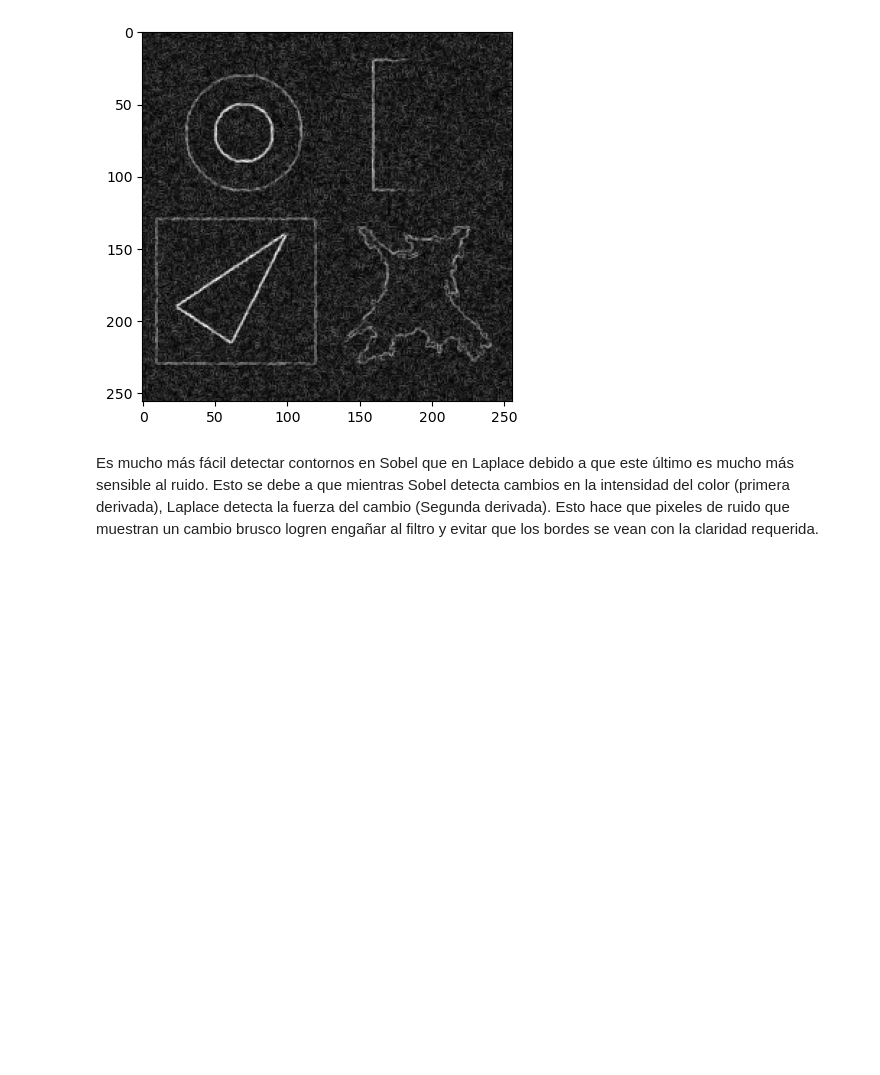
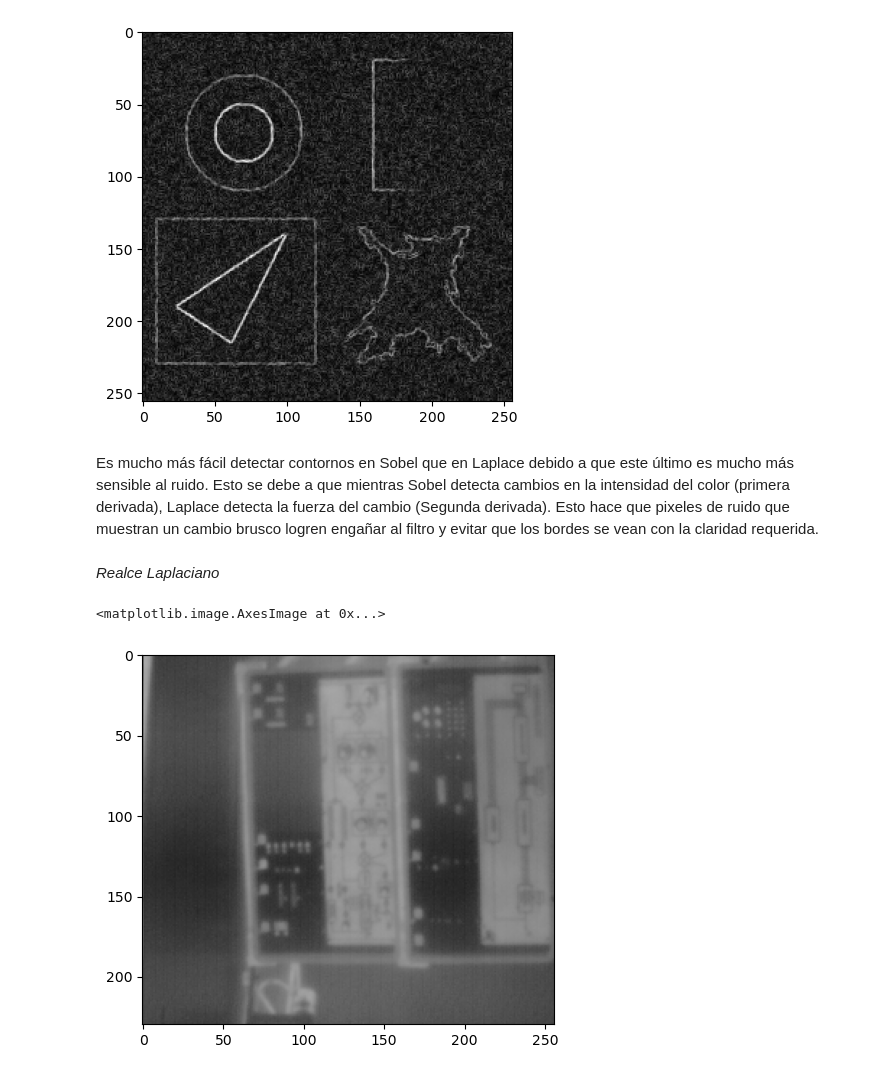
Before and after one commit to Imagenes-Vision/Taller4, a Jupyter notebook: laplacianoR.ipynb, the cells around one changed output. Saved outputs shown, nothing was run; the diff lists cells and outputs as text; code cells hidden in the pictures; blank space fills up the shorter version.

```diff
--- a/laplacianoR.ipynb
+++ b/laplacianoR.ipynb
@@ -116,3 +116,12 @@ plt.imshow(img_sobel, cmap='gray')
 [figure]
 # %% [markdown]
 Es mucho más fácil detectar contornos en Sobel que en Laplace debido a que este último es mucho más sensible al ruido. Esto se debe a que mientras Sobel detecta cambios en la intensidad del color (primera derivada), Laplace detecta la fuerza del cambio (Segunda derivada). Esto hace que pixeles de ruido que muestran un cambio brusco logren engañar al filtro y evitar que los bordes se vean con la claridad requerida.
+# %% [markdown]
+*Realce Laplaciano*
+# %%
+filmImg = cv2.imread('images/FILM.png', 0)
+filmImg = filmImg.astype(np.int16)
+plt.imshow(filmImg, cmap='gray', vmin=0, vmax=255)
+# %% [output]
+<matplotlib.image.AxesImage at 0x...>
+[figure, added]
```
Also changed, not shown: parts of 4 cells of this notebook.
